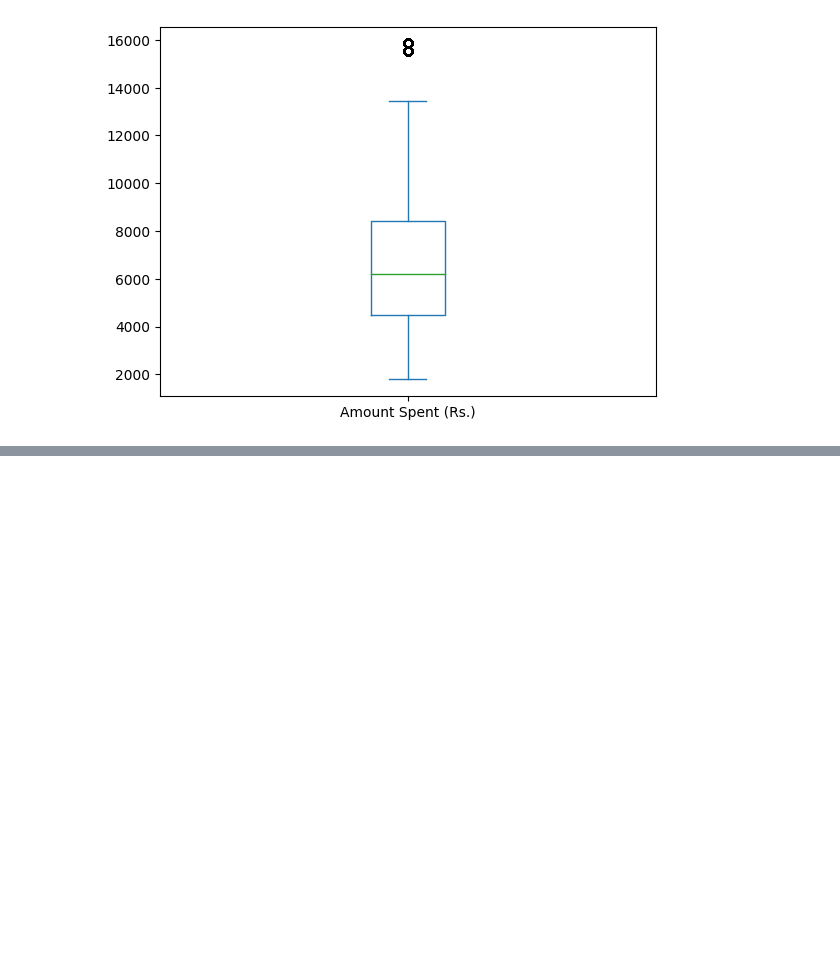
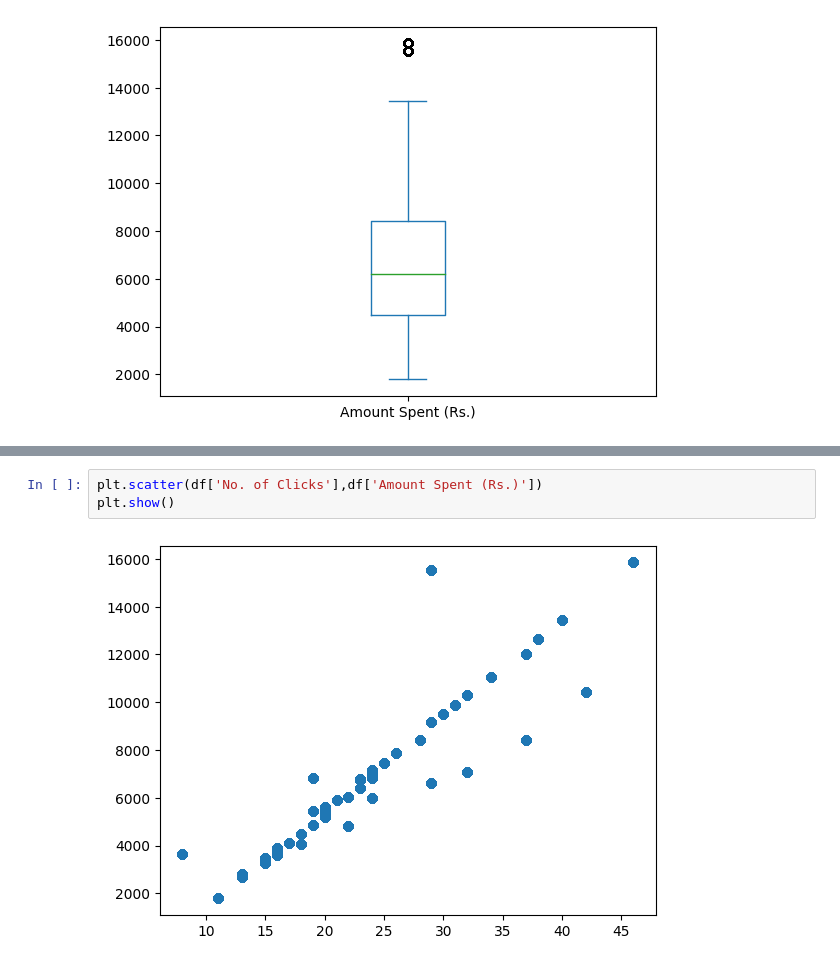
Before and after one commit to ShravanJadhav/DataScience_Practice, a Jupyter notebook: DataScience_Visualization.ipynb, the cells around one changed output, grey strips where cells are left out. Drawn from its saved outputs; the diff is of its cells as text; blank space fills up the shorter version.

```diff
--- a/DataScience_Visualization.ipynb
+++ b/DataScience_Visualization.ipynb
@@ -220,0 +243,5 @@ df['Amount Spent (Rs.)'].plot(kind='box')
+# %%
+plt.scatter(df['No. of Clicks'],df['Amount Spent (Rs.)'])
+plt.show()
+# %% [output]
+[figure, added]
```
Also changed, not shown: parts of 13 cells of this notebook.
